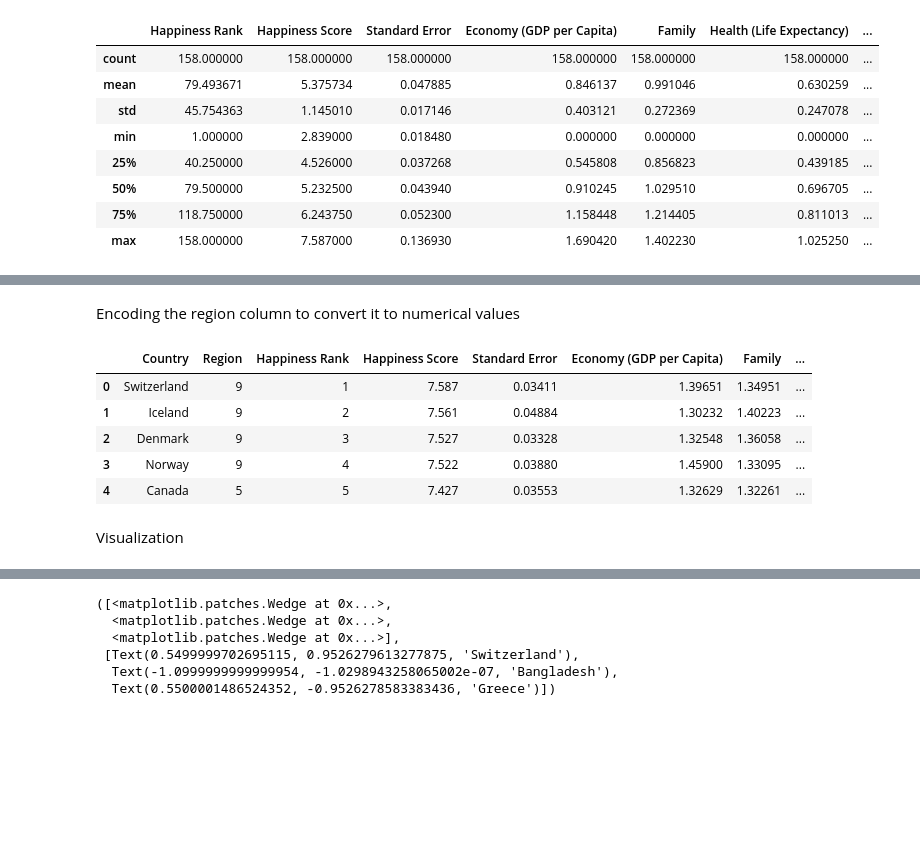
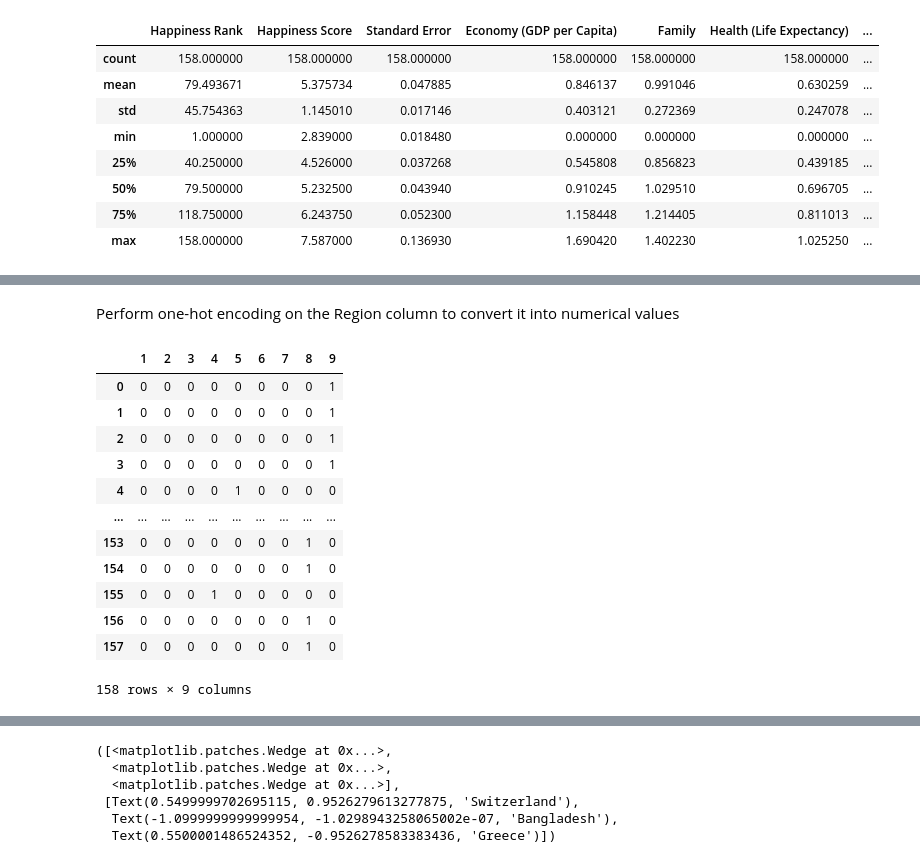
Before and after one commit to badrinarayanan02/machine_learning, a Jupyter notebook: Component_2(2348507).ipynb, the cells around one changed output, grey strips where cells are left out. Saved outputs shown, nothing was run; the diff lists cells and outputs as text; code cells hidden in the pictures; blank space fills up the shorter version.

```diff
--- a/Component_2(2348507).ipynb
+++ b/Component_2(2348507).ipynb
@@ -78,2 +99,2 @@ happy_data.describe()
 # %% [markdown]
-Encoding the region column to convert it to numerical values
+Perform one-hot encoding on the Region column to convert it into numerical values
@@ -85,11 +101,17 @@ happy_data['Region'] = label_encoder.fit_transform(happy_data['Region'])
-# %%
-happy_data.head()
-# %% [output]
-|  | Country | Region | Happiness Rank | Happiness Score | Standard Error | Economy (GDP per Capita) | Family | ... |
-| 0 | Switzerland | 9 | 1 | 7.587 | 0.03411 | 1.39651 | 1.34951 | ... |
-| 1 | Iceland | 9 | 2 | 7.561 | 0.04884 | 1.30232 | 1.40223 | ... |
-| 2 | Denmark | 9 | 3 | 7.527 | 0.03328 | 1.32548 | 1.36058 | ... |
-| 3 | Norway | 9 | 4 | 7.522 | 0.03880 | 1.45900 | 1.33095 | ... |
-| 4 | Canada | 5 | 5 | 7.427 | 0.03553 | 1.32629 | 1.32261 | ... |
-# %% [markdown]
-Visualization
+# %%
+region_encoded = pd.get_dummies(happy_data['Region'],drop_first=True)
+region_encoded
+# %% [output]
+|  | 1 | 2 | 3 | 4 | 5 | 6 | 7 | 8 | 9 |
+| 0 | 0 | 0 | 0 | 0 | 0 | 0 | 0 | 0 | 1 |
+| 1 | 0 | 0 | 0 | 0 | 0 | 0 | 0 | 0 | 1 |
+| 2 | 0 | 0 | 0 | 0 | 0 | 0 | 0 | 0 | 1 |
+| 3 | 0 | 0 | 0 | 0 | 0 | 0 | 0 | 0 | 1 |
+| 4 | 0 | 0 | 0 | 0 | 1 | 0 | 0 | 0 | 0 |
+| ... | ... | ... | ... | ... | ... | ... | ... | ... | ... |
+| 153 | 0 | 0 | 0 | 0 | 0 | 0 | 0 | 1 | 0 |
+| 154 | 0 | 0 | 0 | 0 | 0 | 0 | 0 | 1 | 0 |
+| 155 | 0 | 0 | 0 | 1 | 0 | 0 | 0 | 0 | 0 |
+| 156 | 0 | 0 | 0 | 0 | 0 | 0 | 0 | 1 | 0 |
+| 157 | 0 | 0 | 0 | 0 | 0 | 0 | 0 | 1 | 0 |
+158 rows × 9 columns
```
Also changed, not shown: parts of 14 cells of this notebook.
